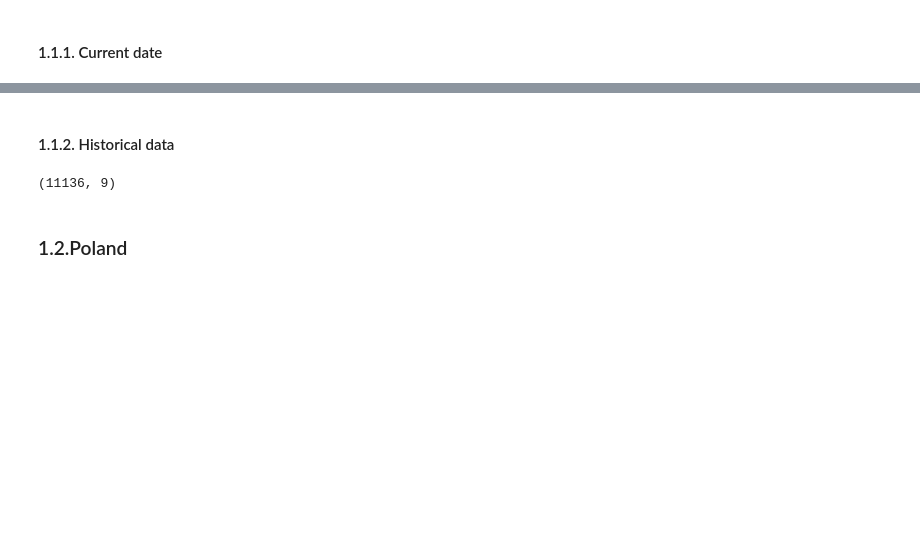
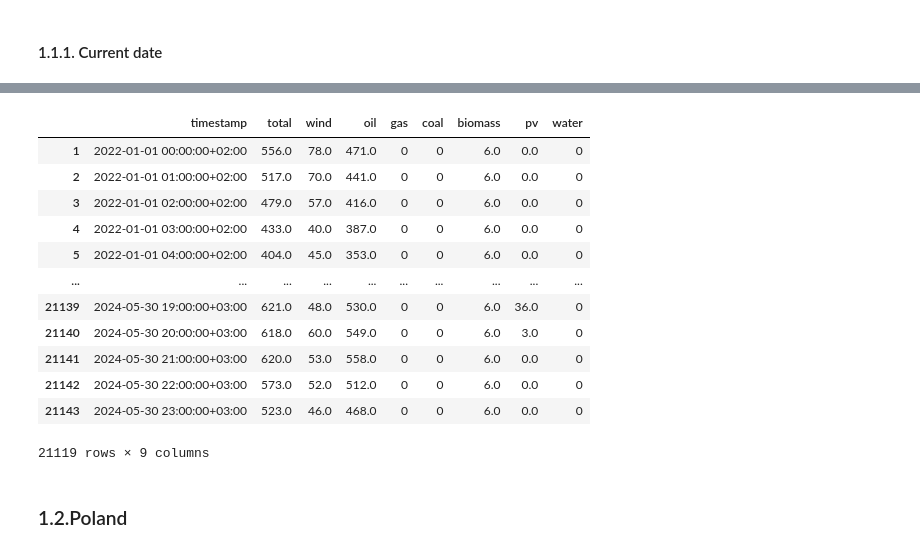
Before and after one commit to UCY-LINC-LAB/GreenAnalyzer-Project, a Jupyter notebook: energy_mix_prediction/1_getEnergyMix_CarbonEmissions.ipynb, the cells around one changed output, grey strips where cells are left out. Drawn from its saved outputs; the diff is of its cells as text; code cells hidden in the pictures; blank space fills up the shorter version.

```diff
--- a/energy_mix_prediction/1_getEnergyMix_CarbonEmissions.ipynb
+++ b/energy_mix_prediction/1_getEnergyMix_CarbonEmissions.ipynb
@@ -5,2 +20,7 @@ google_drive_path = "/content/drive/MyDrive/LINC/"
+# %%
+# Setup the Open-Meteo API client with cache and retry on error
+cache_session = requests_cache.CachedSession('.cache', expire_after = -1)
+retry_session = retry(cache_session, retries = 5, backoff_factor = 0.2)
+openmeteo = openmeteo_requests.Client(session = retry_session)
 # %% [markdown]
 ## 1.Energy Mix
@@ -93,16 +309,16 @@ KeyboardInterrupt:
 # %%
-df_cy_historical.dtypes
+df_cy_historical
+# %% [output]
+|  | timestamp | total | wind | oil | gas | coal | biomass | pv | water |
+| 1 | 2022-01-01 00:00:00+02:00 | 556.0 | 78.0 | 471.0 | 0 | 0 | 6.0 | 0.0 | 0 |
+| 2 | 2022-01-01 01:00:00+02:00 | 517.0 | 70.0 | 441.0 | 0 | 0 | 6.0 | 0.0 | 0 |
+| 3 | 2022-01-01 02:00:00+02:00 | 479.0 | 57.0 | 416.0 | 0 | 0 | 6.0 | 0.0 | 0 |
+| 4 | 2022-01-01 03:00:00+02:00 | 433.0 | 40.0 | 387.0 | 0 | 0 | 6.0 | 0.0 | 0 |
+| 5 | 2022-01-01 04:00:00+02:00 | 404.0 | 45.0 | 353.0 | 0 | 0 | 6.0 | 0.0 | 0 |
+| ... | ... | ... | ... | ... | ... | ... | ... | ... | ... |
+| 21139 | 2024-05-30 19:00:00+03:00 | 621.0 | 48.0 | 530.0 | 0 | 0 | 6.0 | 36.0 | 0 |
+| 21140 | 2024-05-30 20:00:00+03:00 | 618.0 | 60.0 | 549.0 | 0 | 0 | 6.0 | 3.0 | 0 |
+| 21141 | 2024-05-30 21:00:00+03:00 | 620.0 | 53.0 | 558.0 | 0 | 0 | 6.0 | 0.0 | 0 |
+| 21142 | 2024-05-30 22:00:00+03:00 | 573.0 | 52.0 | 512.0 | 0 | 0 | 6.0 | 0.0 | 0 |
+| 21143 | 2024-05-30 23:00:00+03:00 | 523.0 | 46.0 | 468.0 | 0 | 0 | 6.0 | 0.0 | 0 |
+21119 rows × 9 columns
-# %% [markdown]
-#### 1.1.2. Historical data
-# %%
-# 03/11/2023-09/02/2024, 18/04/2024-04/05/2024
-df_cy_historical = pd.concat(
-    [
-        get_cy_energy_mix_data(2023, 11, 3, 2024, 2, 9),
-        get_cy_energy_mix_data(2024, 4, 18, 2024, 5, 4)
-    ],
-    axis=0, ignore_index=True)
-
-df_cy_historical.shape
-# %% [output]
-(11136, 9)
```
Also changed, not shown: parts of 18 cells of this notebook, 2 other files.
